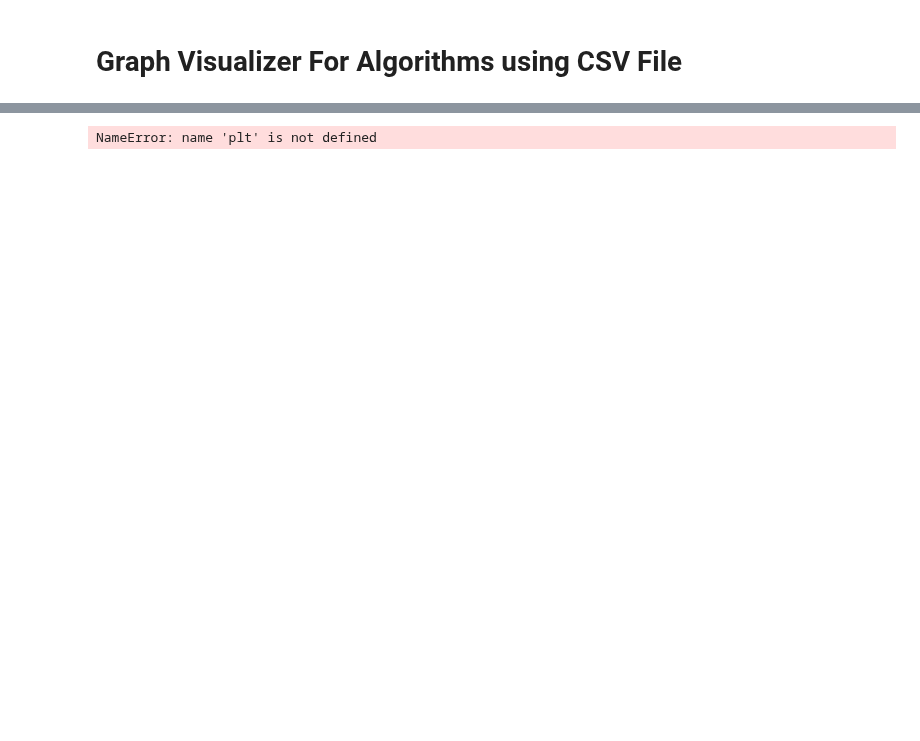
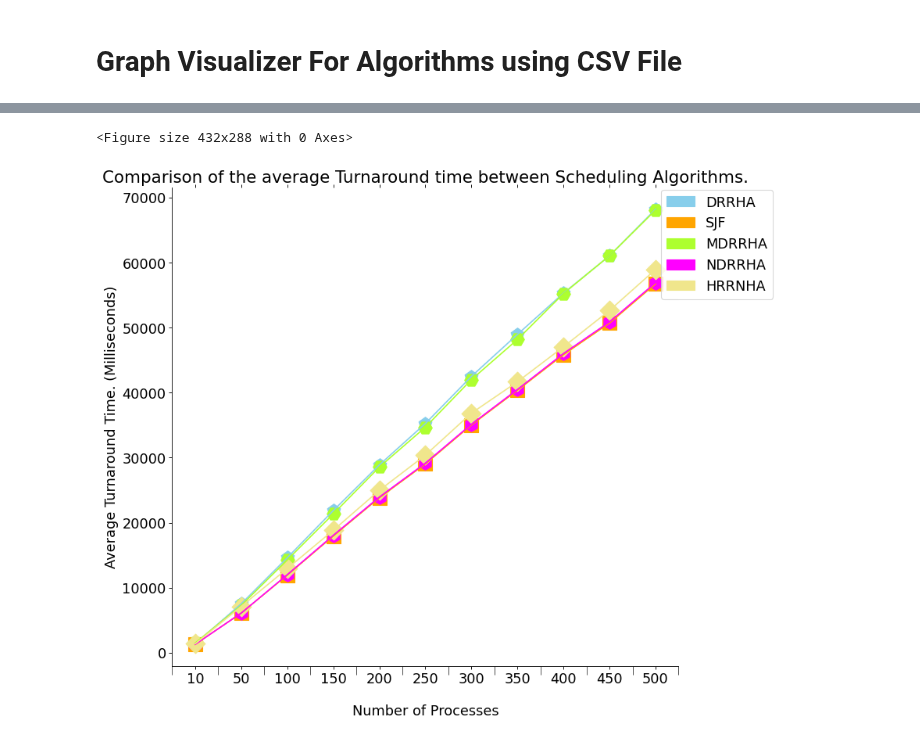
Before and after one commit to Bhaikko/mdrrha, a Jupyter notebook: src/graph_handler.ipynb, the cells around one changed output, grey strips where cells are left out. Drawn from its saved outputs; the diff is of its cells as text; code cells hidden in the pictures; blank space fills up the shorter version.

```diff
--- a/src/graph_handler.ipynb
+++ b/src/graph_handler.ipynb
@@ -401,34 +404,35 @@ plt.scatter(X_axis, drrha_values[plot_metric].to_numpy(), marker = 'p', s = mark
 
 ax.plot(X_axis, mdrrha_values[plot_metric].to_numpy(), color = colors[4])
 plt.scatter(X_axis, mdrrha_values[plot_metric].to_numpy(), marker = 'H', s = marker_size, color = colors[4])
 
 ax.plot(X_axis, ndrrha_values[plot_metric].to_numpy(), color = colors[6])
 plt.scatter(X_axis, ndrrha_values[plot_metric].to_numpy(), marker = 'h', s = marker_size, color = colors[6])
 
 ax.plot(X_axis, hrrnha_values[plot_metric].to_numpy(), color = colors[8])
 plt.scatter(X_axis, hrrnha_values[plot_metric].to_numpy(), marker = 'D', s = marker_size, color = colors[8])
 
 # Configuring Legend
 legend_elements = []
 
 for i in range(0, len(colors), 2):
     legend_elements.append(
         Patch(facecolor=colors[i], edgecolor=colors[i], label=colors[i + 1])
     )
 
 ax.legend(
     handles = legend_elements,
     loc = 'upper right',
     bbox_to_anchor=(1.20, 1.01)
 )
 
 plt.xlabel('Number of Processes', labelpad = 20)
-plt.ylabel(plot_metric)
+# plt.ylabel(plot_metric)
 # plt.ylabel('Average Waiting Time. (Milliseconds)')
-# plt.ylabel('Average Turnaround Time. (Milliseconds)')
+plt.ylabel('Average Turnaround Time. (Milliseconds)')
 # plt.ylabel('Average Response Time. (Milliseconds)')
 # plt.ylabel(plot_metric)
-plt.title('Comparison of the average Waiting time between Scheduling Algorithms.')
+plt.title('Comparison of the average Turnaround time between Scheduling Algorithms.')
 plt.show()
 # %% [output]
-NameError: name 'plt' is not defined
+<Figure size 432x288 with 0 Axes>
+[figure, added]
```
Also changed, not shown: parts of 5 cells of this notebook, 9 other files.
